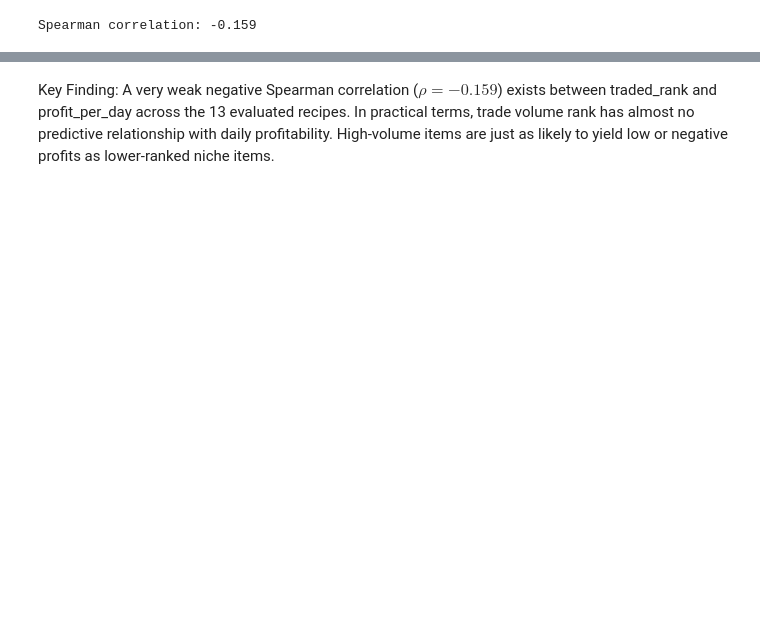
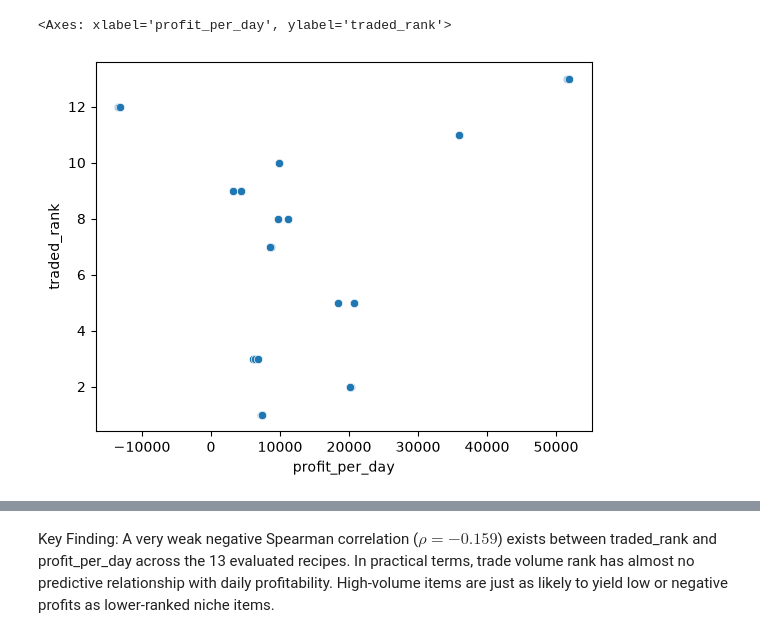
Before and after one commit to jonathan-kee/Data-Science-Projects, a Jupyter notebook: juypternotebook/FSCorrelation.ipynb, the cells around one changed output, grey strips where cells are left out. Saved outputs shown, nothing was run; the diff lists cells and outputs as text; code cells hidden in the pictures; blank space fills up the shorter version.

```diff
--- a/juypternotebook/FSCorrelation.ipynb
+++ b/juypternotebook/FSCorrelation.ipynb
@@ -32,9 +35,9 @@ df
 # %%
-# Use method='spearman' for ordinal rank data
-corr = df['profit_per_day'].corr(df['traded_rank'], method='spearman')
-print(f"Spearman correlation: {corr:.3f}")
+import seaborn as sns
+sns.scatterplot(df, x='profit_per_day', y='traded_rank')
 # %% [output]
-Spearman correlation: -0.159
+<Axes: xlabel='profit_per_day', ylabel='traded_rank'>
+[figure, added]
 # %%
 # Use method='spearman' for ordinal rank data
 corr = df['profit_per_day'].corr(df['traded_rank'], method='spearman')
```
Also changed, not shown: parts of 2 cells of this notebook.
